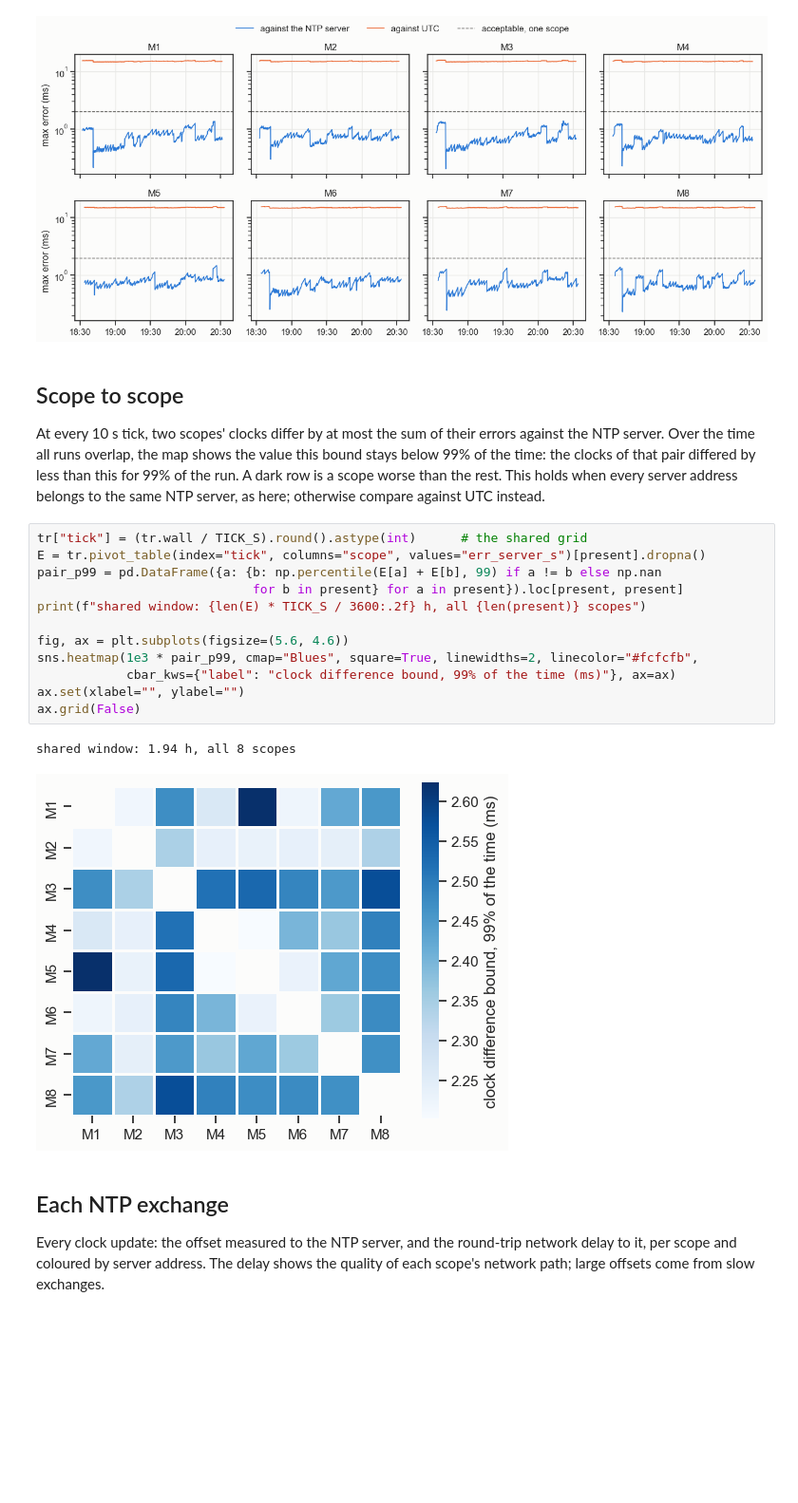
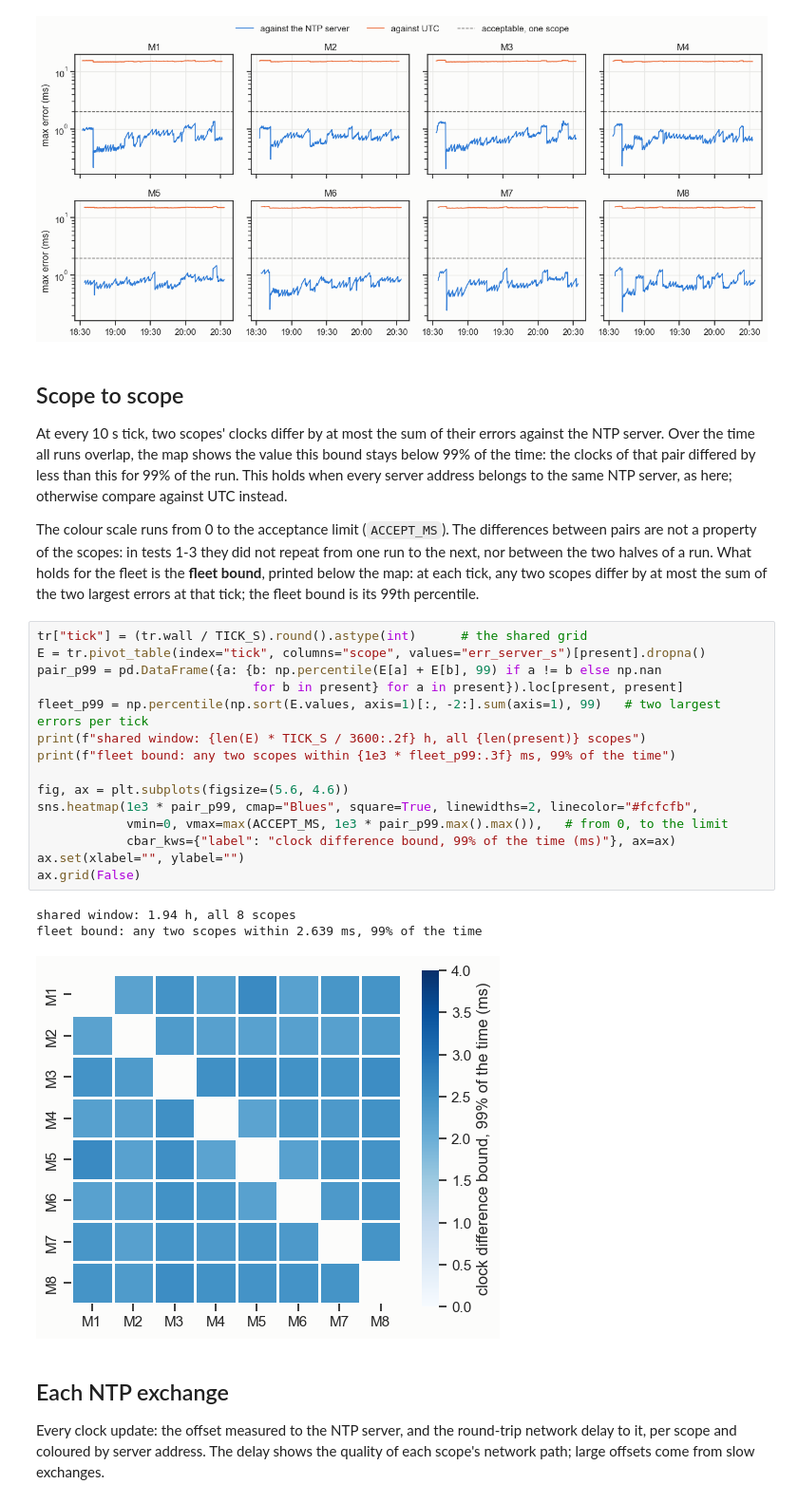
Before and after one commit to Trappy-Scopes/trappyframe, a Jupyter notebook: calibrations/fleet_clock_synchronization.ipynb, the cells around one changed output. Shown at 95% size. Saved outputs shown, nothing was run; the diff lists cells and outputs as text; blank space fills up the shorter version.

```diff
--- a/calibrations/fleet_clock_synchronization.ipynb
+++ b/calibrations/fleet_clock_synchronization.ipynb
@@ -248,23 +248,32 @@ fig.tight_layout()
 
 At every 10 s tick, two scopes' clocks differ by at most the sum of their errors against the NTP server. Over the
 time all runs overlap, the map shows the value this bound stays below 99% of the time: the clocks of that pair
-differed by less than this for 99% of the run. A dark row is a scope worse than the rest. This holds when every
-server address belongs to the same NTP server, as here; otherwise compare against UTC instead.
+differed by less than this for 99% of the run. This holds when every server address belongs to the same NTP
+server, as here; otherwise compare against UTC instead.
+
+The colour scale runs from 0 to the acceptance limit (`ACCEPT_MS`). The differences between pairs are not a
+property of the scopes: in tests 1-3 they did not repeat from one run to the next, nor between the two halves of
+a run. What holds for the fleet is the **fleet bound**, printed below the map: at each tick, any two scopes differ
+by at most the sum of the two largest errors at that tick; the fleet bound is its 99th percentile.
 # %%
 tr["tick"] = (tr.wall / TICK_S).round().astype(int)      # the shared grid
 E = tr.pivot_table(index="tick", columns="scope", values="err_server_s")[present].dropna()
 pair_p99 = pd.DataFrame({a: {b: np.percentile(E[a] + E[b], 99) if a != b else np.nan
                              for b in present} for a in present}).loc[present, present]
+fleet_p99 = np.percentile(np.sort(E.values, axis=1)[:, -2:].sum(axis=1), 99)   # two largest errors per tick
 print(f"shared window: {len(E) * TICK_S / 3600:.2f} h, all {len(present)} scopes")
+print(f"fleet bound: any two scopes within {1e3 * fleet_p99:.3f} ms, 99% of the time")
 
 fig, ax = plt.subplots(figsize=(5.6, 4.6))
 sns.heatmap(1e3 * pair_p99, cmap="Blues", square=True, linewidths=2, linecolor="#fcfcfb",
+            vmin=0, vmax=max(ACCEPT_MS, 1e3 * pair_p99.max().max()),   # from 0, to the limit
             cbar_kws={"label": "clock difference bound, 99% of the time (ms)"}, ax=ax)
 ax.set(xlabel="", ylabel="")
 ax.grid(False)
 # %% [output]
 shared window: 1.94 h, all 8 scopes
+fleet bound: any two scopes within 2.639 ms, 99% of the time
-[figure, old version]
+[figure, new version]
 # %% [markdown]
 ## Each NTP exchange
 
```
Also changed, not shown: parts of 6 cells of this notebook, 1 other file.
